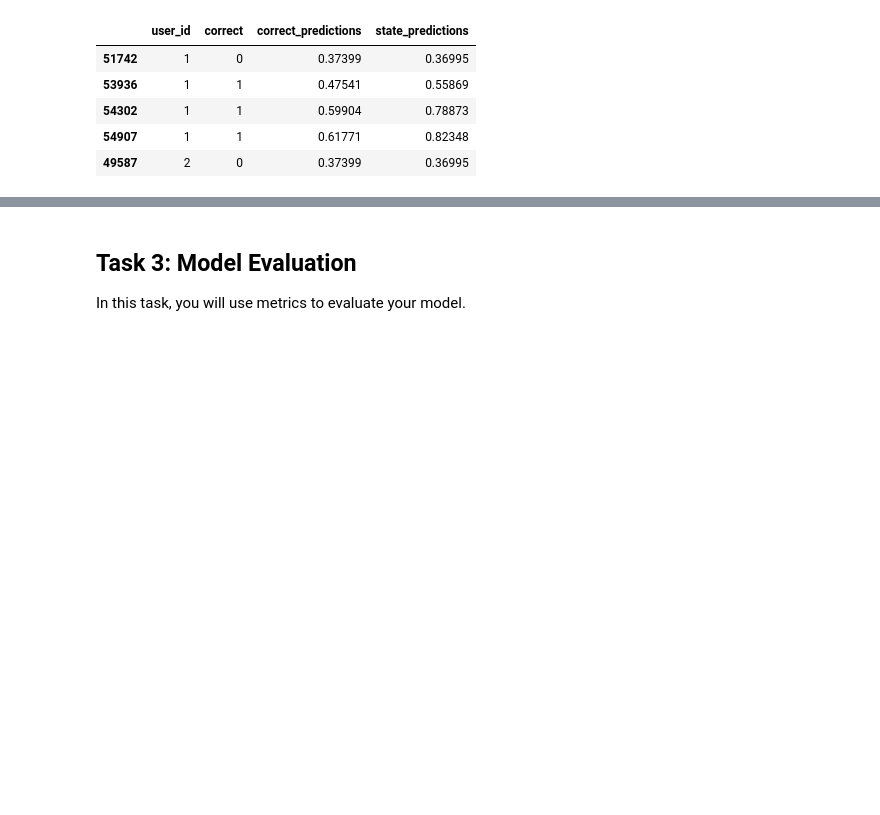
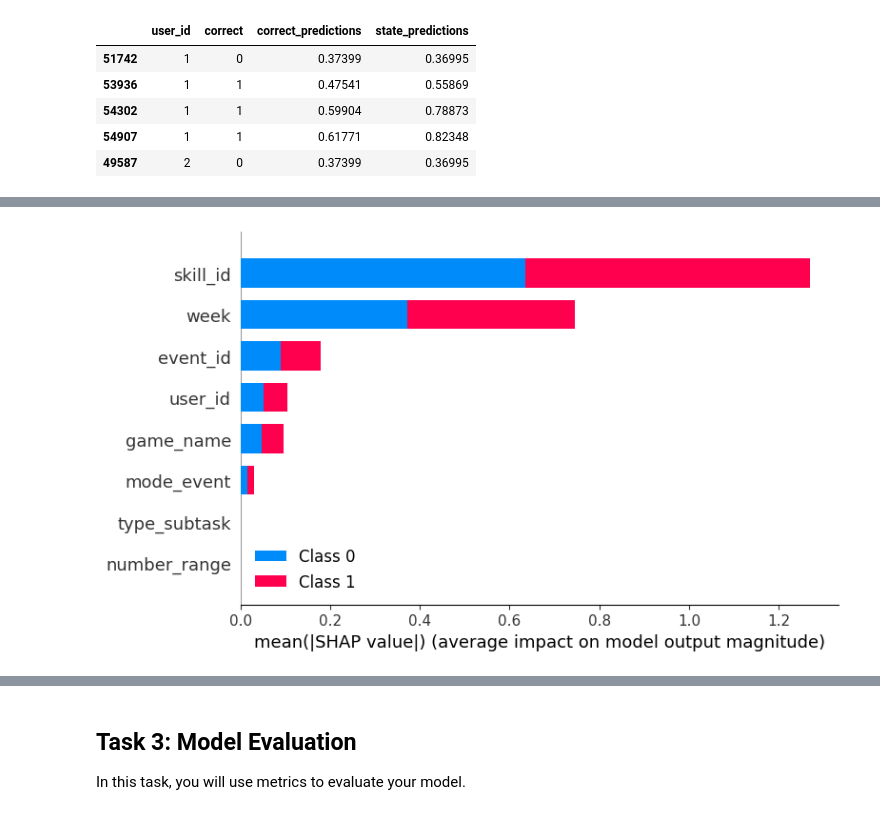
Before and after one commit to ewaMiazga/mlbdProject-2023, a Jupyter notebook: project/milestone-04/m4_calcularis_calcularis_crusaders.ipynb, the cells around one changed output, grey strips where cells are left out. Drawn from its saved outputs; the diff is of its cells as text; code cells hidden in the pictures; blank space fills up the shorter version.

```diff
--- a/project/milestone-04/m4_calcularis_calcularis_crusaders.ipynb
+++ b/project/milestone-04/m4_calcularis_calcularis_crusaders.ipynb
@@ -386,0 +470,2 @@ import matplotlib.pyplot as plt
+# %%
+test = df.query('user_id >= 800')[features]
@@ -386,0 +478,4 @@ import matplotlib.pyplot as plt
+# %%
+shap.summary_plot(shap_values, test)
+# %% [output]
+[figure, added]
```
Also changed, not shown: parts of 24 cells of this notebook, 1 other file.
